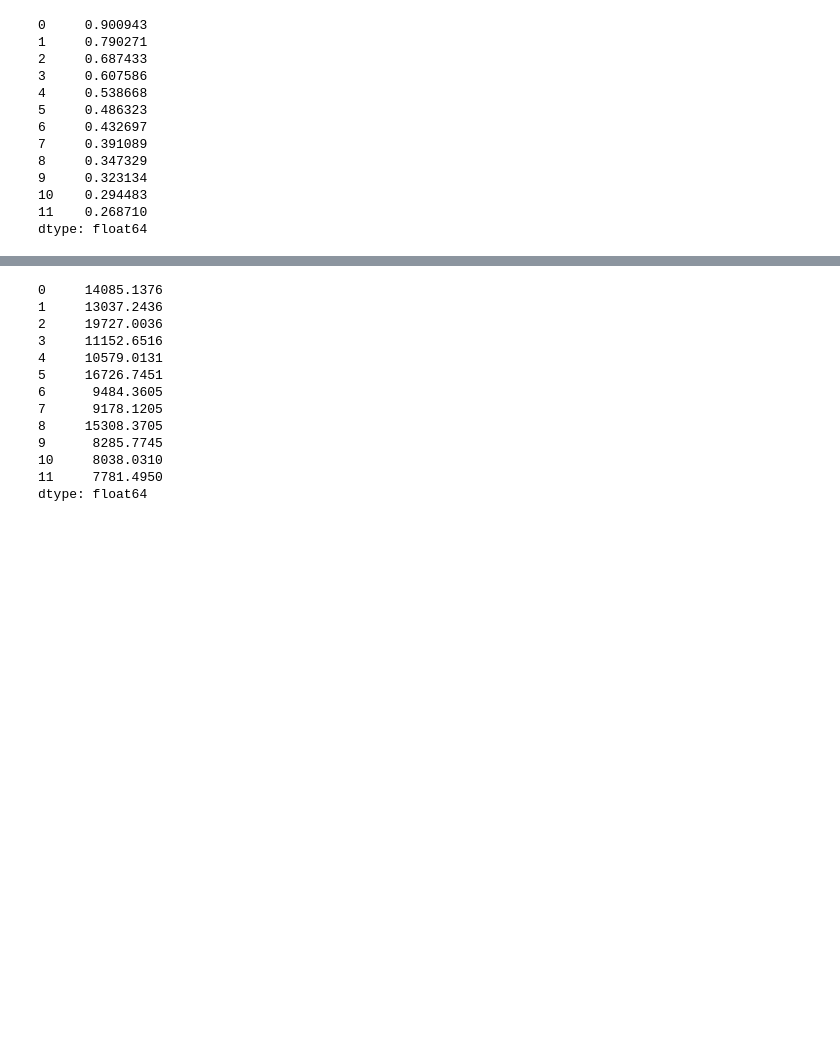
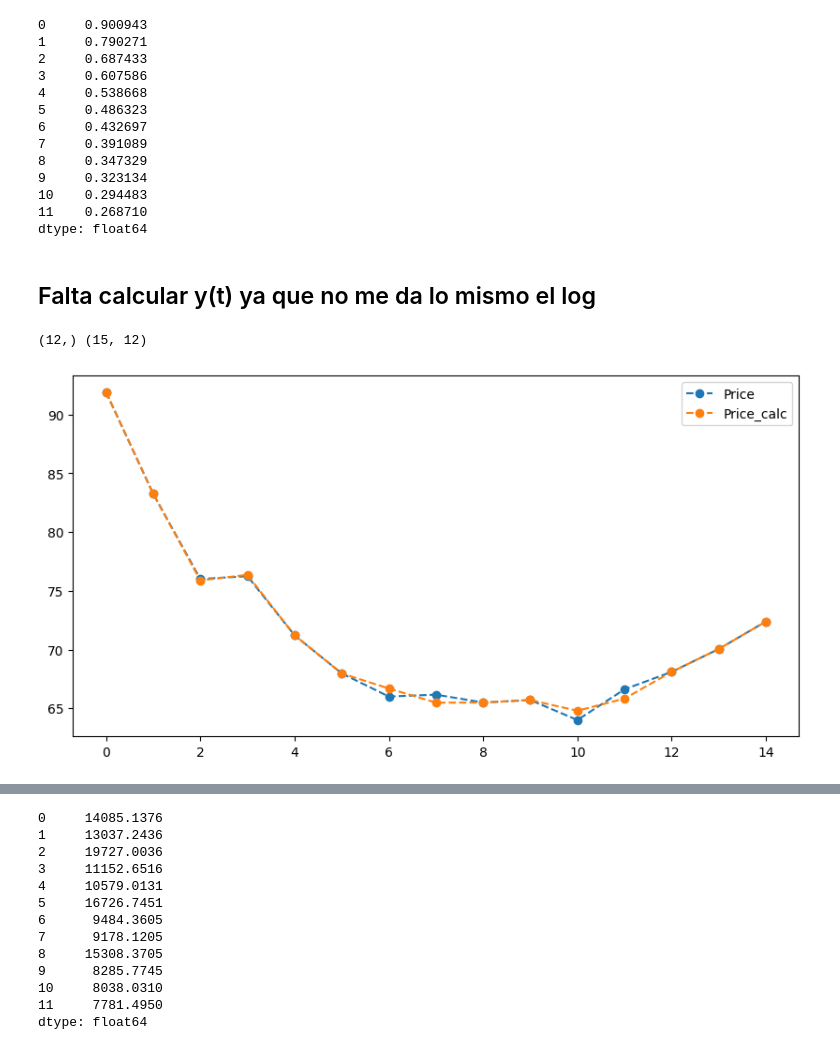
Before and after one commit to Ardark27/python_finance, a Jupyter notebook: 8_ETTI/8_1_Etti.ipynb, the cells around one changed output, grey strips where cells are left out. Drawn from its saved outputs; the diff is of its cells as text; code cells hidden in the pictures; blank space fills up the shorter version.

```diff
--- a/8_ETTI/8_1_Etti.ipynb
+++ b/8_ETTI/8_1_Etti.ipynb
@@ -231,3 +282,15 @@ disc_factor_mult = np.linalg.inv(cash_flows_mult_df.T @ cash_flows_mult_df) @ ca
 10    0.294483
 11    0.268710
 dtype: float64
+# %% [markdown]
+## Falta calcular y(t) ya que no me da lo mismo el log
+# %%
+print(disc_factor_mult.shape, cash_flows_mult_df.shape)
+# %% [output]
+(12,) (15, 12)
+# %%
+bonds_df_mult['Price_calc'] = cash_flows_mult_df @ disc_factor_mult
+# %%
+bonds_df_mult[['Price', 'Price_calc']].plot(figsize=(10,5), marker='o', linestyle='--');
+# %% [output]
+[figure, added]
```
Also changed, not shown: parts of 16 cells of this notebook, 3 other files.
